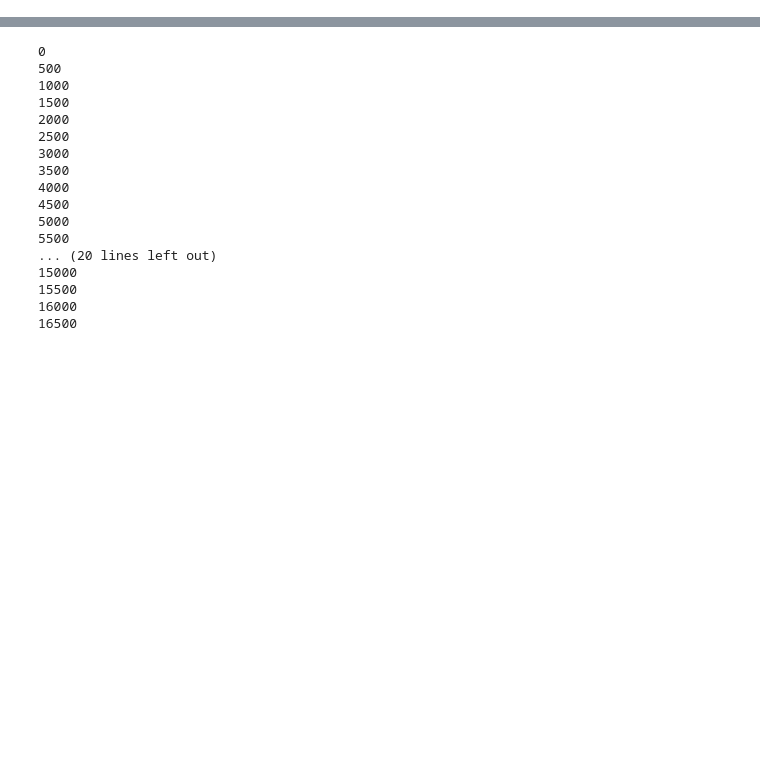
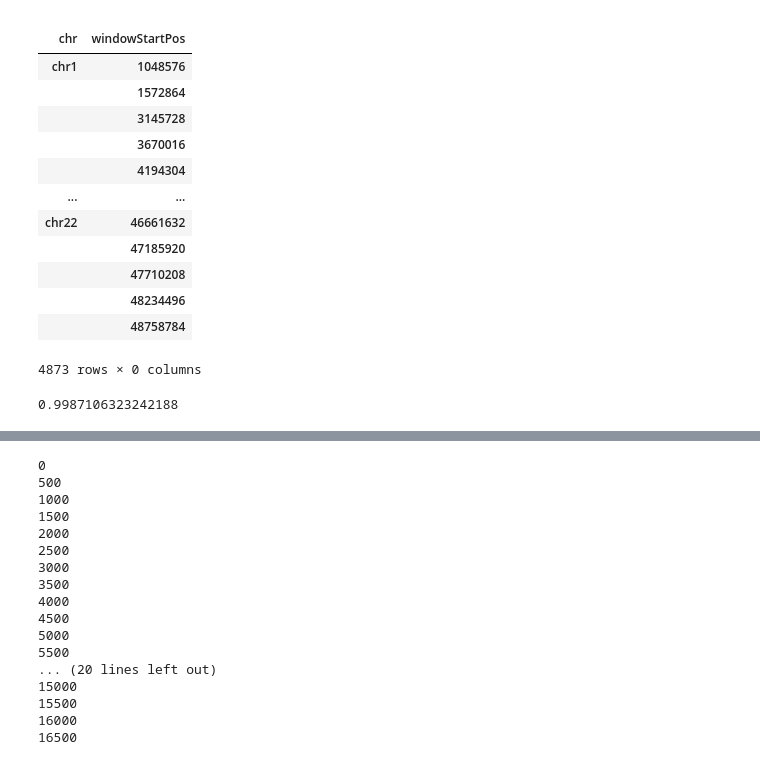
Before and after one commit to erin-n-gilbertson/3DGenome-diversity, a Jupyter notebook: activeNotebooks/Pairwise_sequence.ipynb, the cells around one changed output, grey strips where cells are left out. Drawn from its saved outputs; the diff is of its cells as text; code cells hidden in the pictures; blank space fills up the shorter version.

```diff
--- a/activeNotebooks/Pairwise_sequence.ipynb
+++ b/activeNotebooks/Pairwise_sequence.ipynb
@@ -3,6 +3,17 @@ import pandas as pd
 import numpy as np
 import seaborn as sns
 import matplotlib.pyplot as plt
+
+BASE_PATH = "/".join(os.getcwd().split("/")) # base directory level
+
+BIN_PATH = os.path.join(BASE_PATH, "bin")  # where my scripts live
+DATA_PATH = os.path.join(BASE_PATH, "data")  # where I dump new data.
+RESULTS_PATH = os.path.join(BASE_PATH, "results")  # where I analyze results
+
+SRC_PATH = os.path.join(BASE_PATH, "src")  # where any packages needed to run analyses live. I haven't started structuring things this way yet.
+
+COMP_PATH = os.path.join(DATA_PATH,"pairwise/hsmrca")
+#COMP_PATH = os.path.join(DATA_PATH,"pairwise/reference")
 # %%
 # Function for custom colormaps, from
 # https://towardsdatascience.com/beautiful-custom-colormaps-with-matplotlib-5bab3d1f0e72
@@ -57,0 +87,17 @@ all_indivs = list(set(comp_list.ind1.unique()) | set(comp_list.ind2.unique()))
+# %%
+windows
+# %% [output]
+|  |  |
+| chr | windowStartPos |
+| chr1 | 1048576 |
+|  | 1572864 |
+|  | 3145728 |
+|  | 3670016 |
+|  | 4194304 |
+| ... | ... |
+| chr22 | 46661632 |
+|  | 47185920 |
+|  | 47710208 |
+|  | 48234496 |
+|  | 48758784 |
+4873 rows × 0 columns
@@ -57,0 +106,4 @@ all_indivs = list(set(comp_list.ind1.unique()) | set(comp_list.ind2.unique()))
+# %%
+float(df.loc[windows.index[0]]['seqComp_raw'])
+# %% [output]
+0.9987106323242188
```
Also changed, not shown: parts of 7 cells of this notebook, 3 other files.
